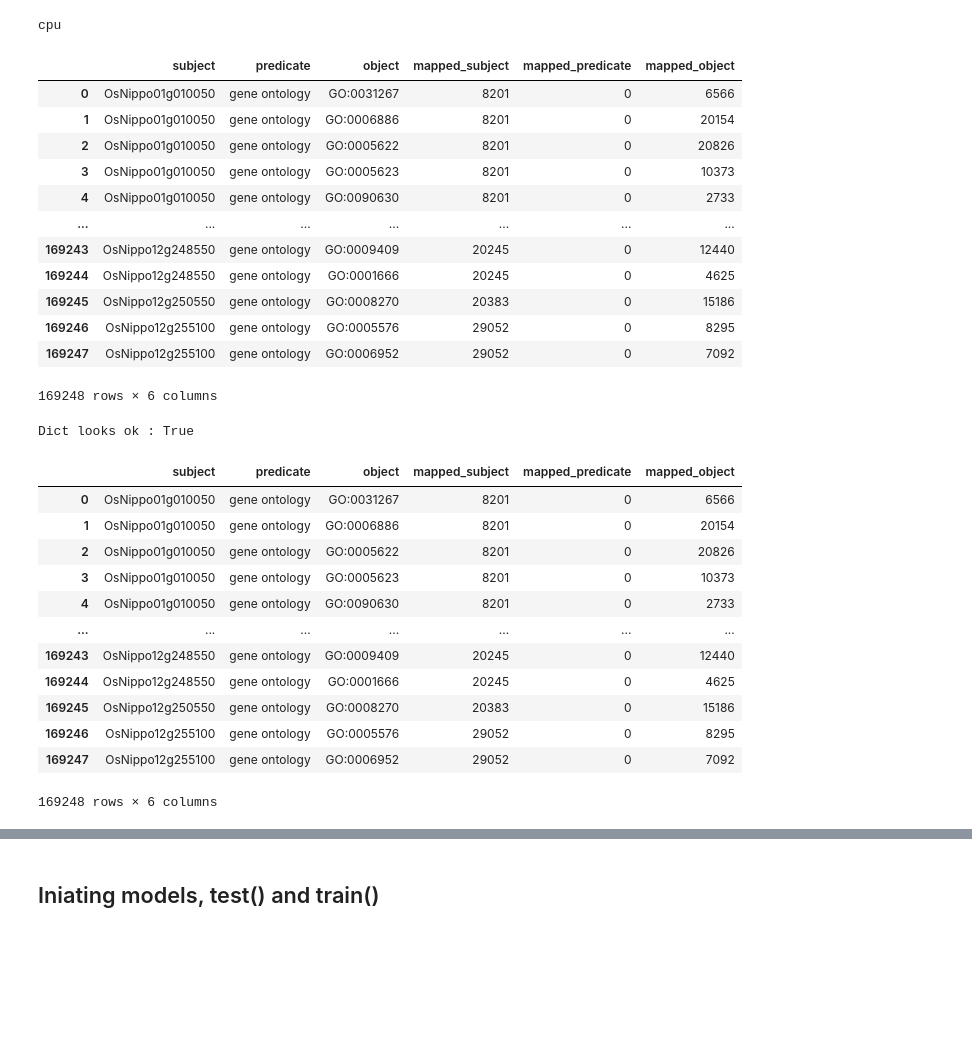
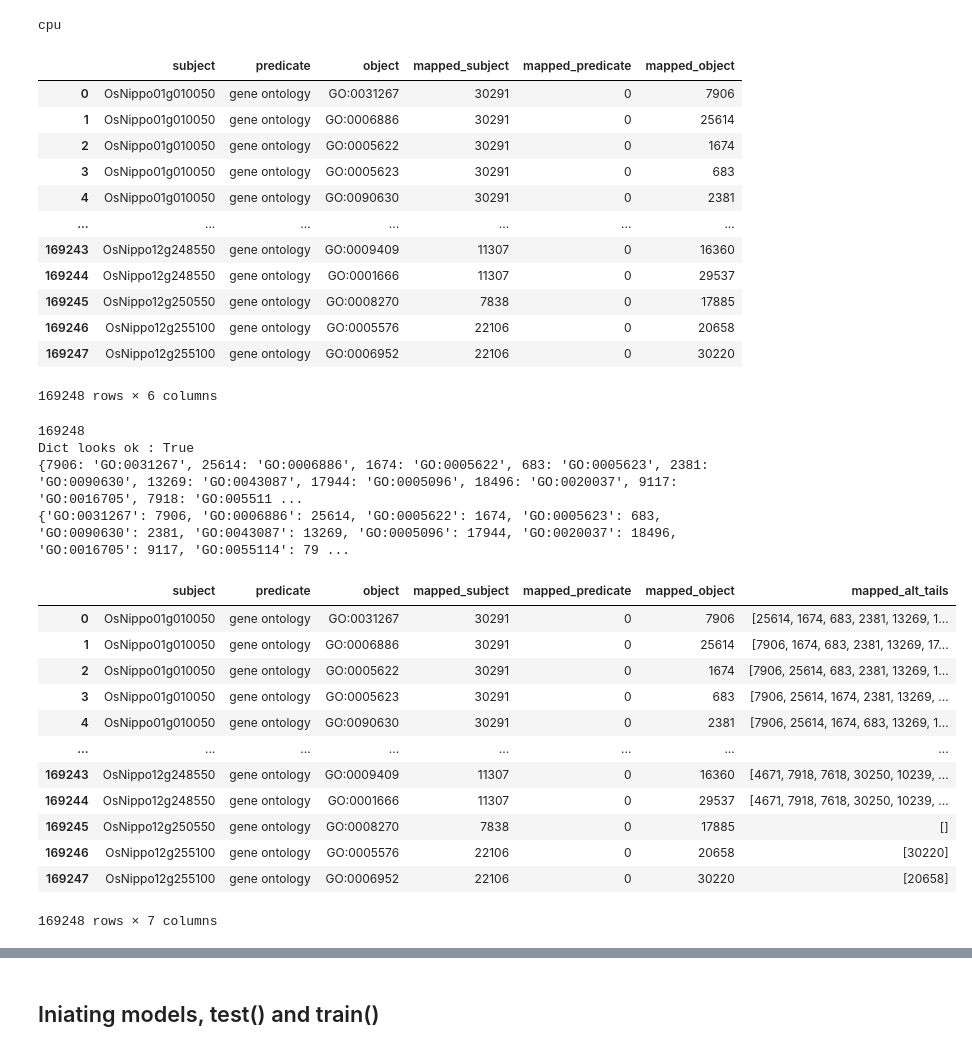
Before and after one commit to ElliotButz/ESL2024, a Jupyter notebook: code/02_ReTrain_ComplEx_with_LinSim.ipynb, the cells around one changed output, grey strips where cells are left out. Drawn from its saved outputs; the diff is of its cells as text; code cells hidden in the pictures; blank space fills up the shorter version.

```diff
--- a/code/02_ReTrain_ComplEx_with_LinSim.ipynb
+++ b/code/02_ReTrain_ComplEx_with_LinSim.ipynb
@@ -29,8 +30,8 @@ import torch.nn.functional as F
 # Settings and data loading
 # %%
 # Datas
-mapped_iric_path = '/home/elliot/Documents/ESL2024/data/mapped_Os_to_GO_iric.tsv'
-datasets_save_path = '/home/elliot/Documents/ESL2024/data/mapping_datasets_and_model_for_genes_to_phenotypes_iric/dataset_'
+mapped_iric_path = '/home/elliot/Documents/ESL2024/data/test_mapped_Os_to_GO_iric.tsv'
+datasets_save_path = '/home/elliot/Documents/ESL2024/data/mapping_datasets_and_model_for_genes_to_phenotypes_iric/test_dataset_'
 
 val_path = datasets_save_path + 'VAL' +  '.pickle'
 test_path = datasets_save_path + 'TEST' +  '.pickle'
@@ -82,49 +83,62 @@ cpu
 mapped_iric = pd.read_csv(mapped_iric_path, sep = '\t')
 display(mapped_iric)
 
-GO_to_map = {row['object']: row['mapped_object'] for index, row in mapped_iric.iterrows()}
-map_to_GO = {key: value for key, value in GO_to_map.items()}
+GO_to_map = mapped_iric.set_index('object')['mapped_object'].to_dict()
+map_to_GO = {value: key for key, value in GO_to_map.items()}
 
-print('Dict looks ok :', bool(GO_to_map[mapped_iric['object'][0]]==mapped_iric['mapped_object'][0]))
+
+# Checking dict :
+looks_ok: bool = True
+
+print(len(list(mapped_iric['object'])))
+for i in range(len(list(mapped_iric['object']))):
+    if GO_to_map[mapped_iric['object'][i]]!=mapped_iric['mapped_object'][i]:
+        looks_ok = False
+
+print('Dict looks ok :', looks_ok)
+print(map_to_GO)
+print(GO_to_map)
 # %% [output]
 |  | subject | predicate | object | mapped_subject | mapped_predicate | mapped_object |
-| 0 | OsNippo01g010050 | gene ontology | GO:0031267 | 8201 | 0 | 6566 |
-| 1 | OsNippo01g010050 | gene ontology | GO:0006886 | 8201 | 0 | 20154 |
-| 2 | OsNippo01g010050 | gene ontology | GO:0005622 | 8201 | 0 | 20826 |
-| 3 | OsNippo01g010050 | gene ontology | GO:0005623 | 8201 | 0 | 10373 |
-| 4 | OsNippo01g010050 | gene ontology | GO:0090630 | 8201 | 0 | 2733 |
+| 0 | OsNippo01g010050 | gene ontology | GO:0031267 | 30291 | 0 | 7906 |
+| 1 | OsNippo01g010050 | gene ontology | GO:0006886 | 30291 | 0 | 25614 |
+| 2 | OsNippo01g010050 | gene ontology | GO:0005622 | 30291 | 0 | 1674 |
+| 3 | OsNippo01g010050 | gene ontology | GO:0005623 | 30291 | 0 | 683 |
+| 4 | OsNippo01g010050 | gene ontology | GO:0090630 | 30291 | 0 | 2381 |
 | ... | ... | ... | ... | ... | ... | ... |
-| 169243 | OsNippo12g248550 | gene ontology | GO:0009409 | 20245 | 0 | 12440 |
-| 169244 | OsNippo12g248550 | gene ontology | GO:0001666 | 20245 | 0 | 4625 |
-| 169245 | OsNippo12g250550 | gene ontology | GO:0008270 | 20383 | 0 | 15186 |
-| 169246 | OsNippo12g255100 | gene ontology | GO:0005576 | 29052 | 0 | 8295 |
-| 169247 | OsNippo12g255100 | gene ontology | GO:0006952 | 29052 | 0 | 7092 |
+| 169243 | OsNippo12g248550 | gene ontology | GO:0009409 | 11307 | 0 | 16360 |
+| 169244 | OsNippo12g248550 | gene ontology | GO:0001666 | 11307 | 0 | 29537 |
+| 169245 | OsNippo12g250550 | gene ontology | GO:0008270 | 7838 | 0 | 17885 |
+| 169246 | OsNippo12g255100 | gene ontology | GO:0005576 | 22106 | 0 | 20658 |
+| 169247 | OsNippo12g255100 | gene ontology | GO:0006952 | 22106 | 0 | 30220 |
 169248 rows × 6 columns
+169248
 Dict looks ok : True
+{7906: 'GO:0031267', 25614: 'GO:0006886', 1674: 'GO:0005622', 683: 'GO:0005623', 2381: 'GO:0090630', 13269: 'GO:0043087', 17944: 'GO:0005096', 18496: 'GO:0020037', 9117: 'GO:0016705', 7918: 'GO:005511 ...
+{'GO:0031267': 7906, 'GO:0006886': 25614, 'GO:0005622': 1674, 'GO:0005623': 683, 'GO:0090630': 2381, 'GO:0043087': 13269, 'GO:0005096': 17944, 'GO:0020037': 18496, 'GO:0016705': 9117, 'GO:0055114': 79 ...
 # %%
 from tqdm import tqdm
 tqdm.pandas()
 
-keys = set
-
-alternative_heads = mapped_iric.progress_apply(
+mapped_iric['mapped_alt_tails'] = mapped_iric.progress_apply(
                                              lambda row:
                                              mapped_iric.loc[(mapped_iric['mapped_subject'] == row['mapped_subject']) &
                                                              (mapped_iric['mapped_predicate'] == row['mapped_predicate']) &
                                                              (mapped_iric['mapped_object'] != row['mapped_object']),
                                                              'mapped_object'].values,
                                              axis=1)
+display(mapped_iric)
 # %% [output]
-|  | subject | predicate | object | mapped_subject | mapped_predicate | mapped_object |
-| 0 | OsNippo01g010050 | gene ontology | GO:0031267 | 8201 | 0 | 6566 |
-| 1 | OsNippo01g010050 | gene ontology | GO:0006886 | 8201 | 0 | 20154 |
-| 2 | OsNippo01g010050 | gene ontology | GO:0005622 | 8201 | 0 | 20826 |
-| 3 | OsNippo01g010050 | gene ontology | GO:0005623 | 8201 | 0 | 10373 |
-| 4 | OsNippo01g010050 | gene ontology | GO:0090630 | 8201 | 0 | 2733 |
-| ... | ... | ... | ... | ... | ... | ... |
-| 169243 | OsNippo12g248550 | gene ontology | GO:0009409 | 20245 | 0 | 12440 |
-| 169244 | OsNippo12g248550 | gene ontology | GO:0001666 | 20245 | 0 | 4625 |
-| 169245 | OsNippo12g250550 | gene ontology | GO:0008270 | 20383 | 0 | 15186 |
-| 169246 | OsNippo12g255100 | gene ontology | GO:0005576 | 29052 | 0 | 8295 |
-| 169247 | OsNippo12g255100 | gene ontology | GO:0006952 | 29052 | 0 | 7092 |
+|  | subject | predicate | object | mapped_subject | mapped_predicate | mapped_object | mapped_alt_tails |
+| 0 | OsNippo01g010050 | gene ontology | GO:0031267 | 30291 | 0 | 7906 | [25614, 1674, 683, 2381, 13269, 1... |
+| 1 | OsNippo01g010050 | gene ontology | GO:0006886 | 30291 | 0 | 25614 | [7906, 1674, 683, 2381, 13269, 17... |
+| 2 | OsNippo01g010050 | gene ontology | GO:0005622 | 30291 | 0 | 1674 | [7906, 25614, 683, 2381, 13269, 1... |
+| 3 | OsNippo01g010050 | gene ontology | GO:0005623 | 30291 | 0 | 683 | [7906, 25614, 1674, 2381, 13269, ... |
+| 4 | OsNippo01g010050 | gene ontology | GO:0090630 | 30291 | 0 | 2381 | [7906, 25614, 1674, 683, 13269, 1... |
+| ... | ... | ... | ... | ... | ... | ... | ... |
+| 169243 | OsNippo12g248550 | gene ontology | GO:0009409 | 11307 | 0 | 16360 | [4671, 7918, 7618, 30250, 10239, ... |
+| 169244 | OsNippo12g248550 | gene ontology | GO:0001666 | 11307 | 0 | 29537 | [4671, 7918, 7618, 30250, 10239, ... |
+| 169245 | OsNippo12g250550 | gene ontology | GO:0008270 | 7838 | 0 | 17885 | [] |
+| 169246 | OsNippo12g255100 | gene ontology | GO:0005576 | 22106 | 0 | 20658 | [30220] |
+| 169247 | OsNippo12g255100 | gene ontology | GO:0006952 | 22106 | 0 | 30220 | [20658] |
-169248 rows × 6 columns
+169248 rows × 7 columns
```
Also changed, not shown: parts of 40 cells of this notebook.
